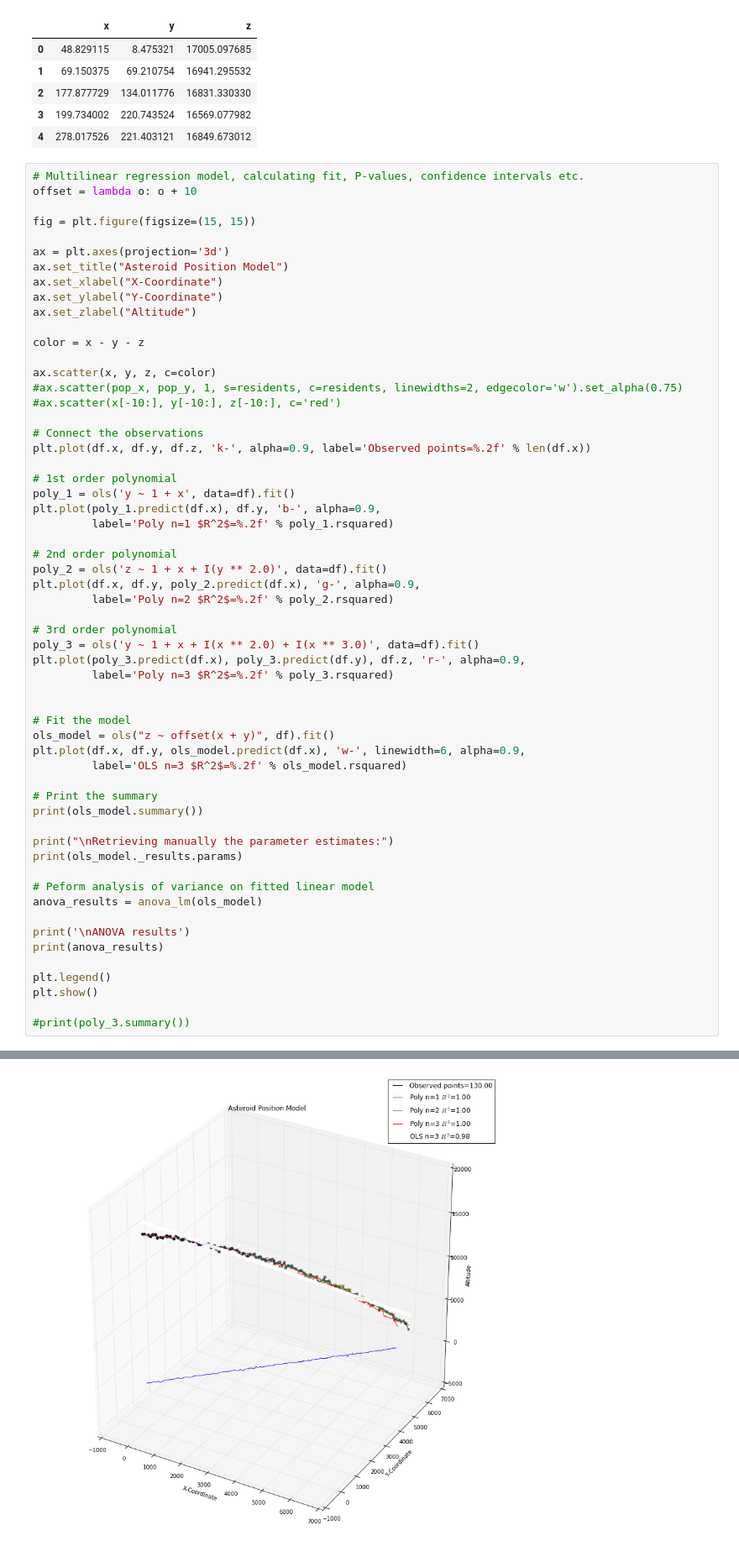
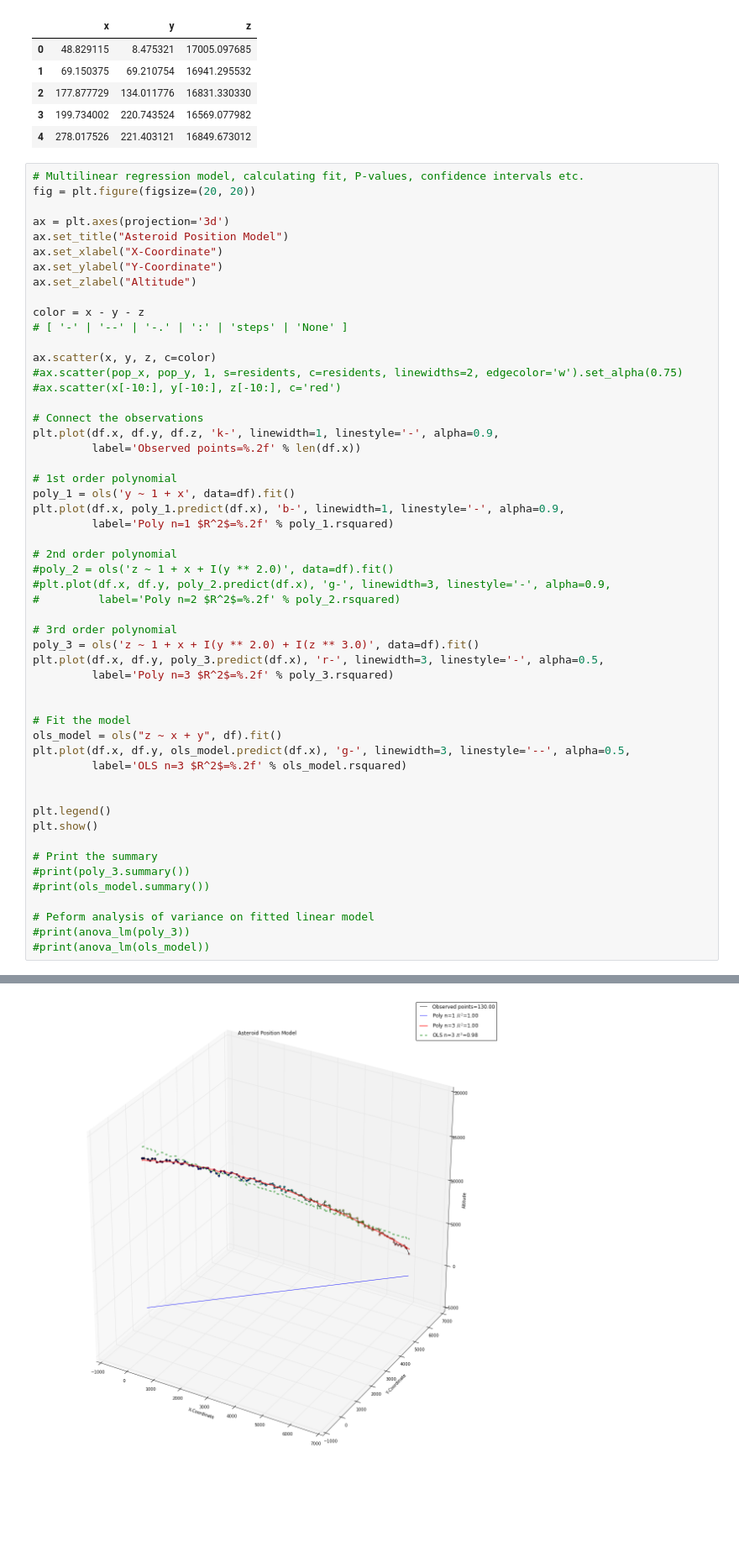
Before and after one commit to rickfarmer/harvard-cs-109a-data-science, a Jupyter notebook: Farmer_Rick_CS109A_Midterm.ipynb, the cells around one changed output, grey strips where cells are left out. Shown at 84% size. Drawn from its saved outputs; the diff is of its cells as text; blank space fills up the shorter version.

```diff
--- a/Farmer_Rick_CS109A_Midterm.ipynb
+++ b/Farmer_Rick_CS109A_Midterm.ipynb
@@ -344,9 +348,7 @@ df.head()
 | 4 | 278.017526 | 221.403121 | 16849.673012 |
 # %%
 # Multilinear regression model, calculating fit, P-values, confidence intervals etc.
-offset = lambda o: o + 10
-
-fig = plt.figure(figsize=(15, 15))
+fig = plt.figure(figsize=(20, 20))
 
 ax = plt.axes(projection='3d')
 ax.set_title("Asteroid Position Model")
@@ -355,49 +357,46 @@ ax.set_ylabel("Y-Coordinate")
 ax.set_zlabel("Altitude")
 
 color = x - y - z
+# [ '-' | '--' | '-.' | ':' | 'steps' | 'None' ]
 
 ax.scatter(x, y, z, c=color)
 #ax.scatter(pop_x, pop_y, 1, s=residents, c=residents, linewidths=2, edgecolor='w').set_alpha(0.75)
 #ax.scatter(x[-10:], y[-10:], z[-10:], c='red')
 
 # Connect the observations
-plt.plot(df.x, df.y, df.z, 'k-', alpha=0.9, label='Observed points=%.2f' % len(df.x))
+plt.plot(df.x, df.y, df.z, 'k-', linewidth=1, linestyle='-', alpha=0.9,
+         label='Observed points=%.2f' % len(df.x))
 
 # 1st order polynomial
 poly_1 = ols('y ~ 1 + x', data=df).fit()
-plt.plot(poly_1.predict(df.x), df.y, 'b-', alpha=0.9,
+plt.plot(df.x, poly_1.predict(df.x), 'b-', linewidth=1, linestyle='-', alpha=0.9,
          label='Poly n=1 $R^2$=%.2f' % poly_1.rsquared)
 
 # 2nd order polynomial
-poly_2 = ols('z ~ 1 + x + I(y ** 2.0)', data=df).fit()
-plt.plot(df.x, df.y, poly_2.predict(df.x), 'g-', alpha=0.9,
-         label='Poly n=2 $R^2$=%.2f' % poly_2.rsquared)
+#poly_2 = ols('z ~ 1 + x + I(y ** 2.0)', data=df).fit()
+#plt.plot(df.x, df.y, poly_2.predict(df.x), 'g-', linewidth=3, linestyle='-', alpha=0.9,
+#         label='Poly n=2 $R^2$=%.2f' % poly_2.rsquared)
 
 # 3rd order polynomial
-poly_3 = ols('y ~ 1 + x + I(x ** 2.0) + I(x ** 3.0)', data=df).fit()
-plt.plot(poly_3.predict(df.x), poly_3.predict(df.y), df.z, 'r-', alpha=0.9,
+poly_3 = ols('z ~ 1 + x + I(y ** 2.0) + I(z ** 3.0)', data=df).fit()
+plt.plot(df.x, df.y, poly_3.predict(df.x), 'r-', linewidth=3, linestyle='-', alpha=0.5,
          label='Poly n=3 $R^2$=%.2f' % poly_3.rsquared)
 
 
 # Fit the model
-ols_model = ols("z ~ offset(x + y)", df).fit()
-plt.plot(df.x, df.y, ols_model.predict(df.x), 'w-', linewidth=6, alpha=0.9,
+ols_model = ols("z ~ x + y", df).fit()
+plt.plot(df.x, df.y, ols_model.predict(df.x), 'g-', linewidth=3, linestyle='--', alpha=0.5,
          label='OLS n=3 $R^2$=%.2f' % ols_model.rsquared)
 
-# Print the summary
-print(ols_model.summary())
-
-print("\nRetrieving manually the parameter estimates:")
-print(ols_model._results.params)
-
-# Peform analysis of variance on fitted linear model
-anova_results = anova_lm(ols_model)
-
-print('\nANOVA results')
-print(anova_results)
 
 plt.legend()
 plt.show()
 
+# Print the summary
 #print(poly_3.summary())
+#print(ols_model.summary())
+
+# Peform analysis of variance on fitted linear model
+#print(anova_lm(poly_3))
+#print(anova_lm(ols_model))
 # %% [output]
@@ -421 +403 @@ Residual       128.0  5.281376e+07  4.126075e+05          NaN            NaN
-[figure, old version]
+[figure, new version]
```
Also changed, not shown: parts of 4 cells of this notebook.
